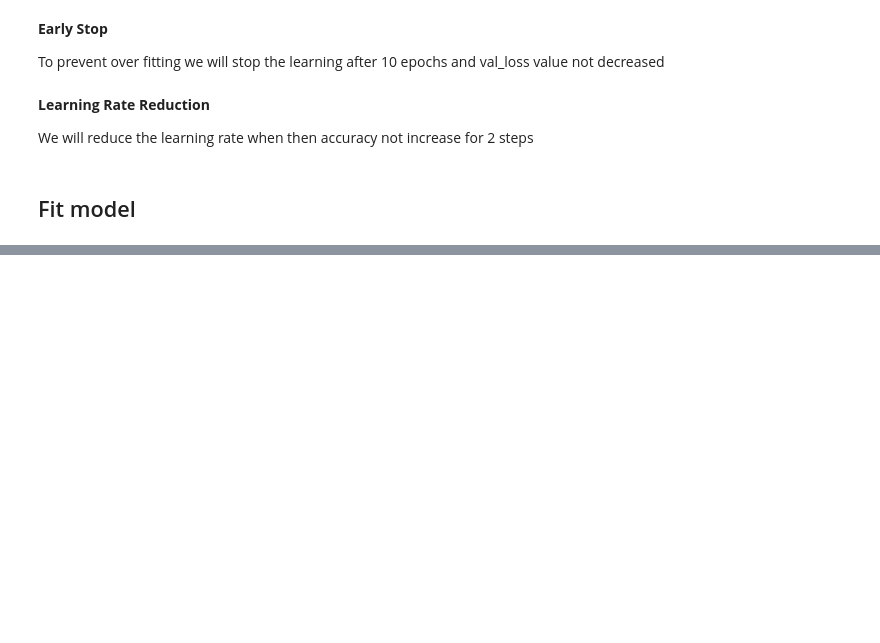
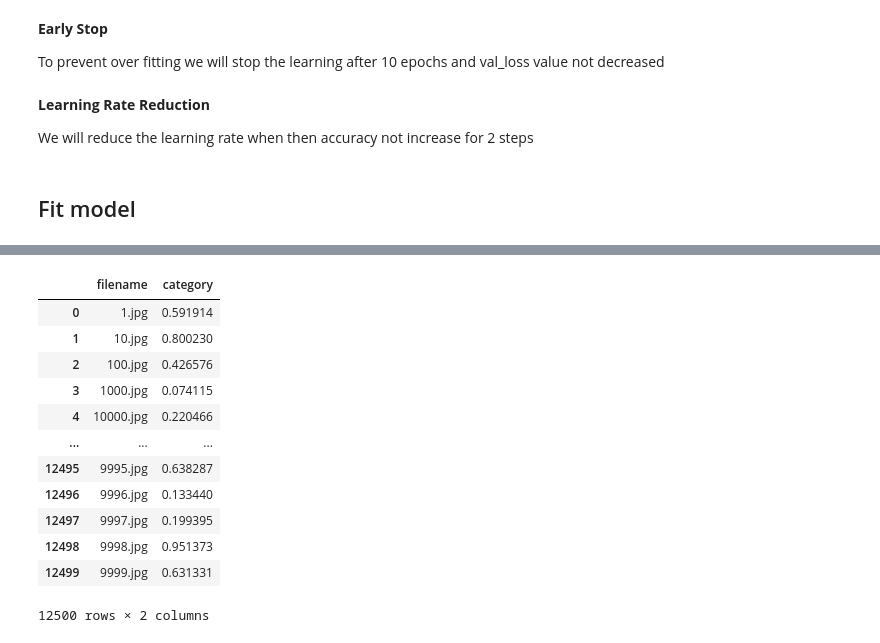
Before and after one commit to alejandroloda/DSProjects_1_CNN_Dogs_and_Cats_Keras, a Jupyter notebook: Classifier.ipynb, the cells around one changed output, grey strips where cells are left out. Saved outputs shown, nothing was run; the diff lists cells and outputs as text; code cells hidden in the pictures; blank space fills up the shorter version.

```diff
--- a/Classifier.ipynb
+++ b/Classifier.ipynb
@@ -183,0 +231,17 @@ Epoch 1/3
+# %%
+test_df['category'] = predict
+test_df
+# %% [output]
+|  | filename | category |
+| 0 | 1.jpg | 0.591914 |
+| 1 | 10.jpg | 0.800230 |
+| 2 | 100.jpg | 0.426576 |
+| 3 | 1000.jpg | 0.074115 |
+| 4 | 10000.jpg | 0.220466 |
+| ... | ... | ... |
+| 12495 | 9995.jpg | 0.638287 |
+| 12496 | 9996.jpg | 0.133440 |
+| 12497 | 9997.jpg | 0.199395 |
+| 12498 | 9998.jpg | 0.951373 |
+| 12499 | 9999.jpg | 0.631331 |
+12500 rows × 2 columns
```
Also changed, not shown: parts of 13 cells of this notebook, 2 other files.
